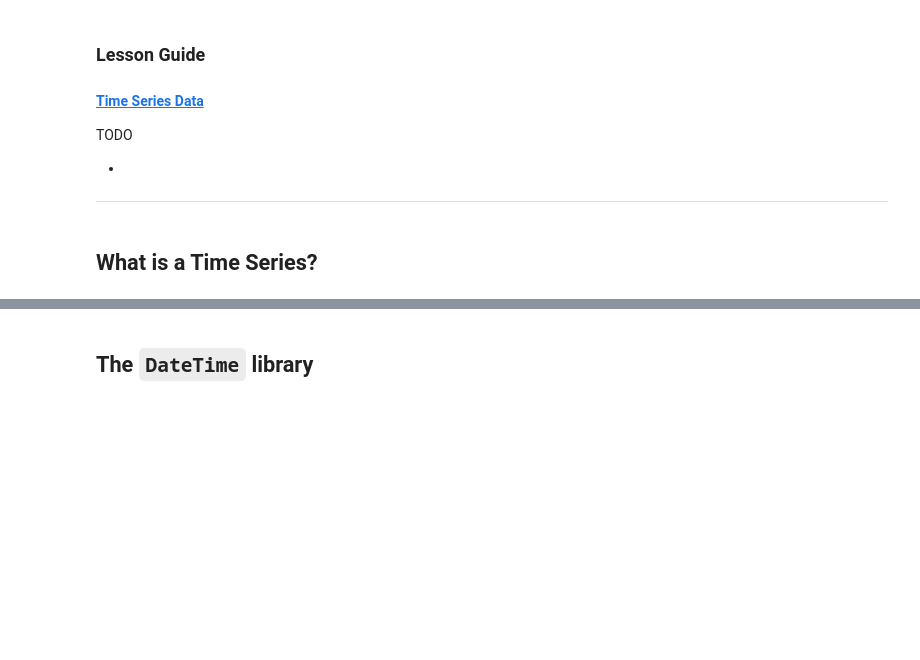
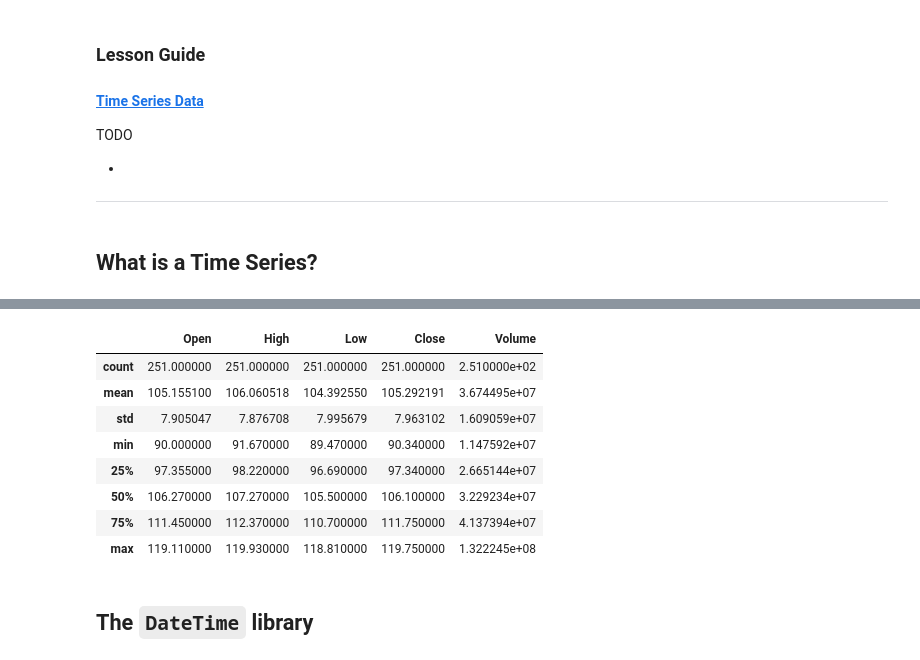
Before and after one commit to aidanconnolly/ga-ds829-flex-time-series, a Jupyter notebook: ts_rough_draft/01_time_series.ipynb, the cells around one changed output, grey strips where cells are left out. Cells and saved outputs as stored; diff of their text form; code cells hidden in the pictures; blank space fills up the shorter version.

```diff
--- a/ts_rough_draft/01_time_series.ipynb
+++ b/ts_rough_draft/01_time_series.ipynb
@@ -58,3 +56,15 @@ SyntaxError: invalid syntax (<ipython-input-4-e2e657645fda>, line 1)
+# %%
+aapl.describe()
+# %% [output]
+|  | Open | High | Low | Close | Volume |
+| count | 251.000000 | 251.000000 | 251.000000 | 251.000000 | 2.510000e+02 |
+| mean | 105.155100 | 106.060518 | 104.392550 | 105.292191 | 3.674495e+07 |
+| std | 7.905047 | 7.876708 | 7.995679 | 7.963102 | 1.609059e+07 |
+| min | 90.000000 | 91.670000 | 89.470000 | 90.340000 | 1.147592e+07 |
+| 25% | 97.355000 | 98.220000 | 96.690000 | 97.340000 | 2.665144e+07 |
+| 50% | 106.270000 | 107.270000 | 105.500000 | 106.100000 | 3.229234e+07 |
+| 75% | 111.450000 | 112.370000 | 110.700000 | 111.750000 | 4.137394e+07 |
+| max | 119.110000 | 119.930000 | 118.810000 | 119.750000 | 1.322245e+08 |
 # %% [markdown]
 ## The `DateTime` library
 # %% [markdown]
```
Also changed, not shown: parts of 118 cells of this notebook, 7 other files.
